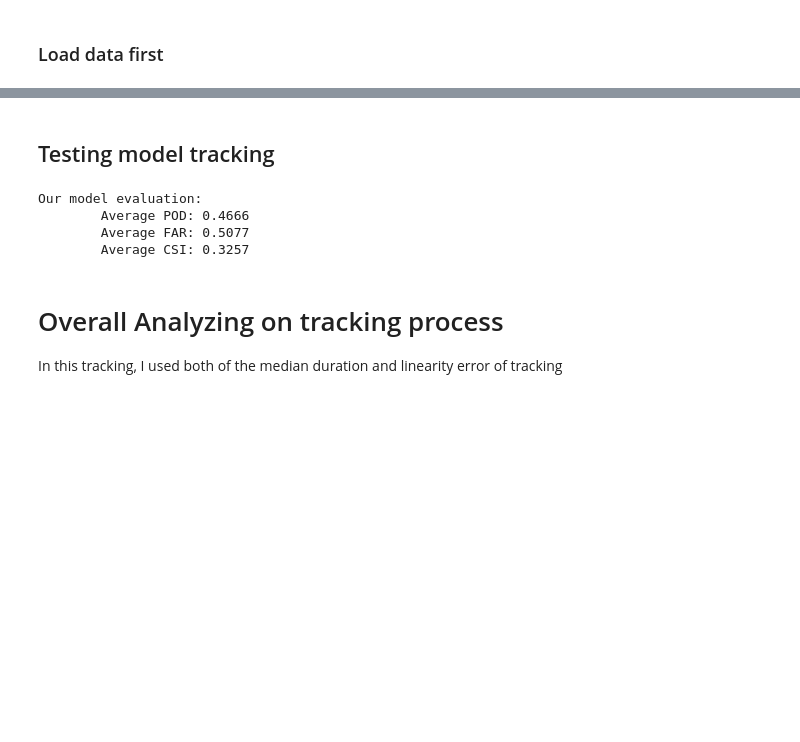
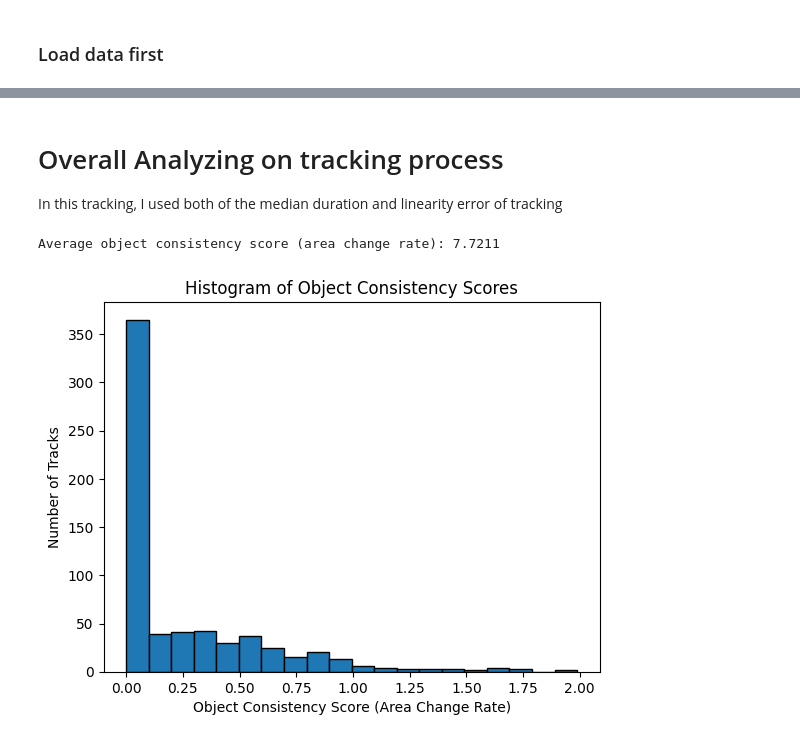
Before and after one commit to quochieu586/Thunderstorm-Nowcasting-Geometry-Topology-Approach, a Jupyter notebook: experimental_notebooks/titan_model.ipynb, the cells around one changed output, grey strips where cells are left out. Cells and saved outputs as stored; diff of their text form; code cells hidden in the pictures; blank space fills up the shorter version.

```diff
--- a/experimental_notebooks/titan_model.ipynb
+++ b/experimental_notebooks/titan_model.ipynb
@@ -119,35 +200,24 @@ Benchmark Model evaluation results:
-# %% [markdown]
-## Testing model tracking
-# %%
-model = TitanPrecipitationModel(identifier=SimpleContourIdentifier())  # max_velocity in pixels per hour
-
-ours_model_evaluation = PredictionBenchmarkModel()
-predicted_maps = []
-
-# for map in storms_maps[:PREDICT_FORWARD_STEPS]:
-model.processing_map(storms_maps[0])  # Initialize model with the first map
-
-for curr_map, future_map in tqdm(zip(storms_maps[1:], storms_maps[PREDICT_FORWARD_STEPS:124]), desc="Predicting precipitation maps"):
-    # Predict map using current data
-    predicted_map = model.prediction(360 * PREDICT_FORWARD_STEPS)
-    ours_model_evaluation.evaluate_predict(future_map, predicted_map)
-
-    # Update new map into knowledge
-    if model.storms_maps[-1].storms != []:
-        model.processing_map(curr_map)  # Update model with the current map
-    else:
-        model.storms_maps.append(curr_map)
-
-print("Our model evaluation:")
-print(f"\tAverage POD: {np.mean(ours_model_evaluation.pods):.4f}")
-print(f"\tAverage FAR: {np.mean(ours_model_evaluation.fars):.4f}")
-print(f"\tAverage CSI: {np.mean(ours_model_evaluation.csis):.4f}")
-# %% [output]
-Our model evaluation:
-        Average POD: 0.4666
-        Average FAR: 0.5077
-        Average CSI: 0.3257
 # %% [markdown]
 # Overall Analyzing on tracking process
 In this tracking, I used both of the median duration and linearity error of tracking
+# %%
+object_consistency_scores = []
+
+for track in model.tracker.tracks:
+    areas = [storm.contour.area for storm in track.storms.values()]
+    area_changes = [abs(areas[i] - areas[i - 1]) / areas[i - 1] for i in range(1, len(areas)) if areas[i - 1] != 0]
+    object_consistency_scores.append(np.mean(area_changes) if area_changes else 0)
+
+object_consistency_scores = np.array(object_consistency_scores)
+
+print(f"Average object consistency score (area change rate): {np.mean(object_consistency_scores):.4f}")
+
+plt.hist(object_consistency_scores[object_consistency_scores < 2], bins=20, edgecolor='black')
+plt.title("Histogram of Object Consistency Scores")
+plt.xlabel("Object Consistency Score (Area Change Rate)")
+plt.ylabel("Number of Tracks")
+plt.show()
+# %% [output]
+Average object consistency score (area change rate): 7.7211
+[figure, added]
 # %% [markdown]
```
Also changed, not shown: parts of 17 cells of this notebook, 5 other files.
